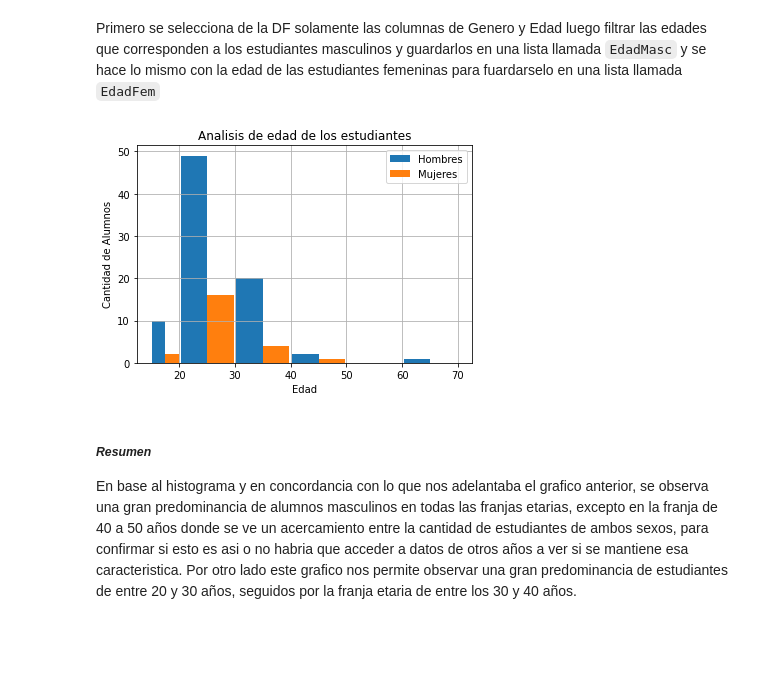
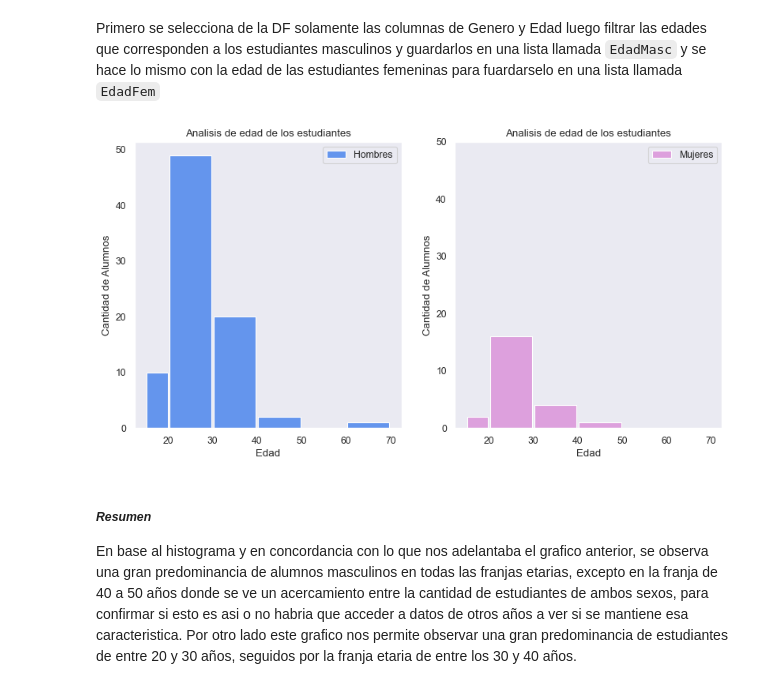
Before and after one commit to d4niel-san/Probabilidad-Aplicada, a Jupyter notebook: TP Final - Mermoz.ipynb, the cells around one changed output. Saved outputs shown, nothing was run; the diff lists cells and outputs as text; code cells hidden in the pictures; blank space fills up the shorter version.

```diff
--- a/TP Final - Mermoz.ipynb
+++ b/TP Final - Mermoz.ipynb
@@ -113,22 +114,34 @@ Primero se selecciona de la DF solamente las columnas de Genero y Edad luego fil
 # %%
 dfGE = df[["Genero","Edad"]]
 dfMasc = dfGE[dfGE["Genero"].str.contains("Masc")]
 EdadMasc = dfMasc.Edad
 EdadMasc
 
 dfGE = df[["Genero","Edad"]]
 dfMasc = dfGE[dfGE["Genero"].str.contains("Fem")]
 EdadFem = dfMasc.Edad
 EdadFem
 
+figure(figsize=(12,6), dpi=80)
+
+plt.subplot(1, 2, 2)
+plt.ylim(0, 50)
 plt.xlabel("Edad")
 plt.ylabel("Cantidad de Alumnos")
 plt.title("Analisis de edad de los estudiantes")
-plt.hist([EdadMasc, EdadFem],bins=[15,20,30,40,50,60,70],rwidth=.95,label=["Hombres","Mujeres"])
+plt.hist(EdadFem,bins=[15,20,30,40,50,60,70],rwidth=.95,label="Mujeres",color = "plum")
 plt.legend()
 plt.grid()
+
+plt.subplot(1, 2, 1)
+plt.xlabel("Edad")
+plt.ylabel("Cantidad de Alumnos")
+plt.title("Analisis de edad de los estudiantes")
+plt.hist(EdadMasc,bins=[15,20,30,40,50,60,70],rwidth=.95,label="Hombres",color = "cornflowerblue")
+plt.legend()
+plt.grid()
 # %% [output]
-[figure, old version]
+[figure, new version]
 # %% [markdown]
 ##### *Resumen*
 
```
Also changed, not shown: parts of 4 cells of this notebook.
